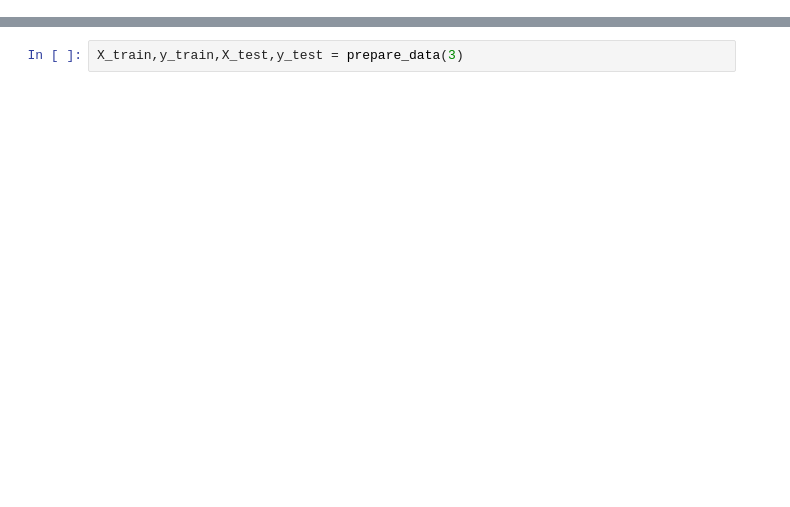
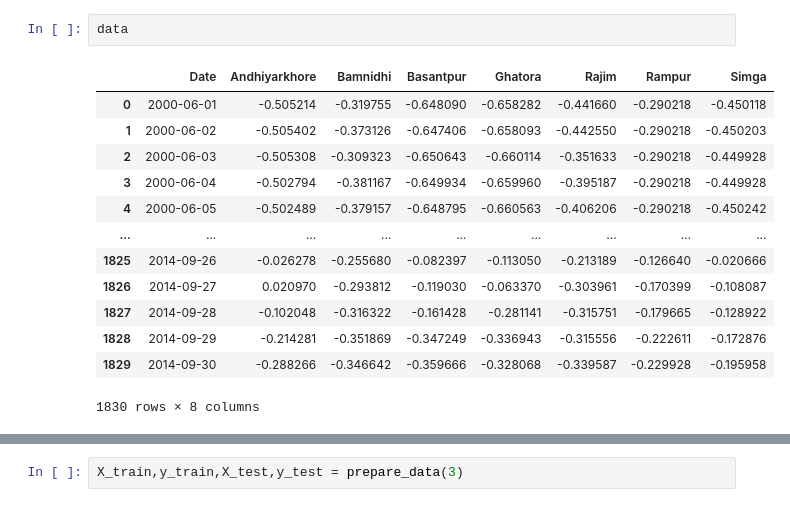
Before and after one commit to patelarnav/LSTM-Flood-Forecasting, a Jupyter notebook: model.ipynb, the cells around one changed output, grey strips where cells are left out. Saved outputs shown, nothing was run; the diff lists cells and outputs as text; blank space fills up the shorter version.

```diff
--- a/model.ipynb
+++ b/model.ipynb
@@ -26,0 +58,16 @@ Name: Bamnidhi, dtype: float64
+# %%
+data
+# %% [output]
+|  | Date | Andhiyarkhore | Bamnidhi | Basantpur | Ghatora | Rajim | Rampur | Simga |
+| 0 | 2000-06-01 | -0.505214 | -0.319755 | -0.648090 | -0.658282 | -0.441660 | -0.290218 | -0.450118 |
+| 1 | 2000-06-02 | -0.505402 | -0.373126 | -0.647406 | -0.658093 | -0.442550 | -0.290218 | -0.450203 |
+| 2 | 2000-06-03 | -0.505308 | -0.309323 | -0.650643 | -0.660114 | -0.351633 | -0.290218 | -0.449928 |
+| 3 | 2000-06-04 | -0.502794 | -0.381167 | -0.649934 | -0.659960 | -0.395187 | -0.290218 | -0.449928 |
+| 4 | 2000-06-05 | -0.502489 | -0.379157 | -0.648795 | -0.660563 | -0.406206 | -0.290218 | -0.450242 |
+| ... | ... | ... | ... | ... | ... | ... | ... | ... |
+| 1825 | 2014-09-26 | -0.026278 | -0.255680 | -0.082397 | -0.113050 | -0.213189 | -0.126640 | -0.020666 |
+| 1826 | 2014-09-27 | 0.020970 | -0.293812 | -0.119030 | -0.063370 | -0.303961 | -0.170399 | -0.108087 |
+| 1827 | 2014-09-28 | -0.102048 | -0.316322 | -0.161428 | -0.281141 | -0.315751 | -0.179665 | -0.128922 |
+| 1828 | 2014-09-29 | -0.214281 | -0.351869 | -0.347249 | -0.336943 | -0.315556 | -0.222611 | -0.172876 |
+| 1829 | 2014-09-30 | -0.288266 | -0.346642 | -0.359666 | -0.328068 | -0.339587 | -0.229928 | -0.195958 |
+1830 rows × 8 columns
```
Also changed, not shown: parts of 15 cells of this notebook, 1 other file.
